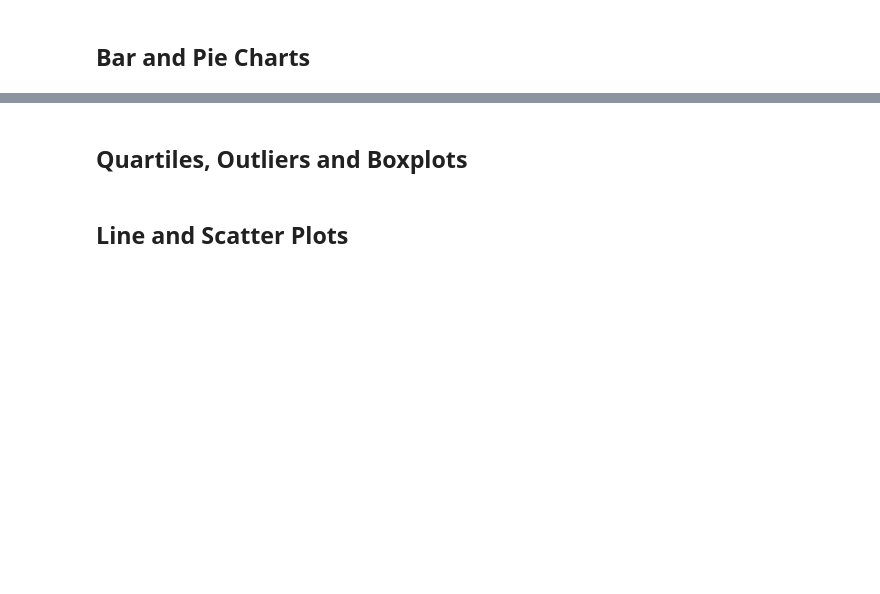
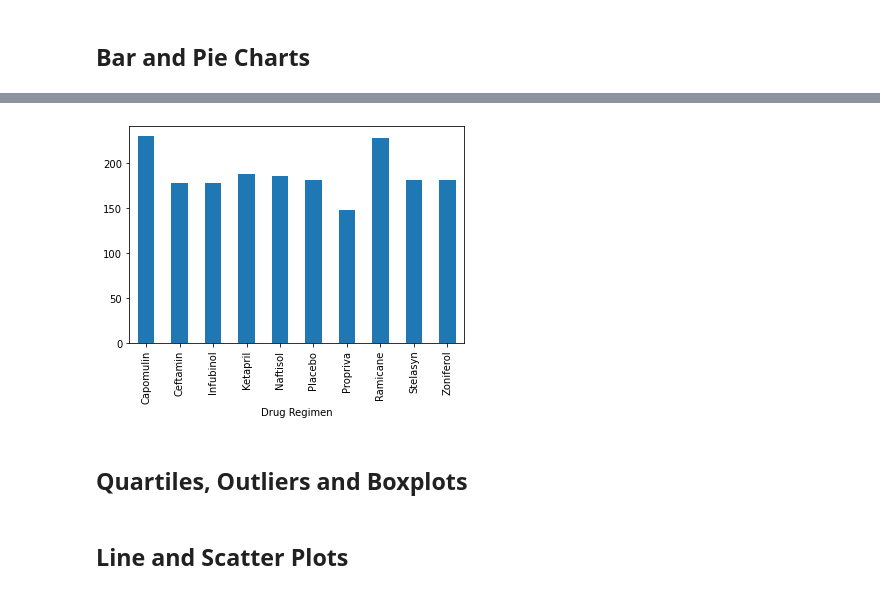
Before and after one commit to nhaile96/matplotlib_HW, a Jupyter notebook: Pymaceuticals/pymaceuticals_starter.ipynb, the cells around one changed output, grey strips where cells are left out. Cells and saved outputs as stored; diff of their text form; code cells hidden in the pictures; blank space fills up the shorter version.

```diff
--- a/Pymaceuticals/pymaceuticals_starter.ipynb
+++ b/Pymaceuticals/pymaceuticals_starter.ipynb
@@ -118,3 +159,8 @@ drug_df
+# %%
+#Dataframe.plot
+bar_chart2=total_ID.plot.bar()
+# %% [output]
+[figure, added]
 # %%
 # Generate a bar plot showing the total number of unique mice tested on each drug regimen using pyplot.
 # %%
```
Also changed, not shown: parts of 7 cells of this notebook.
